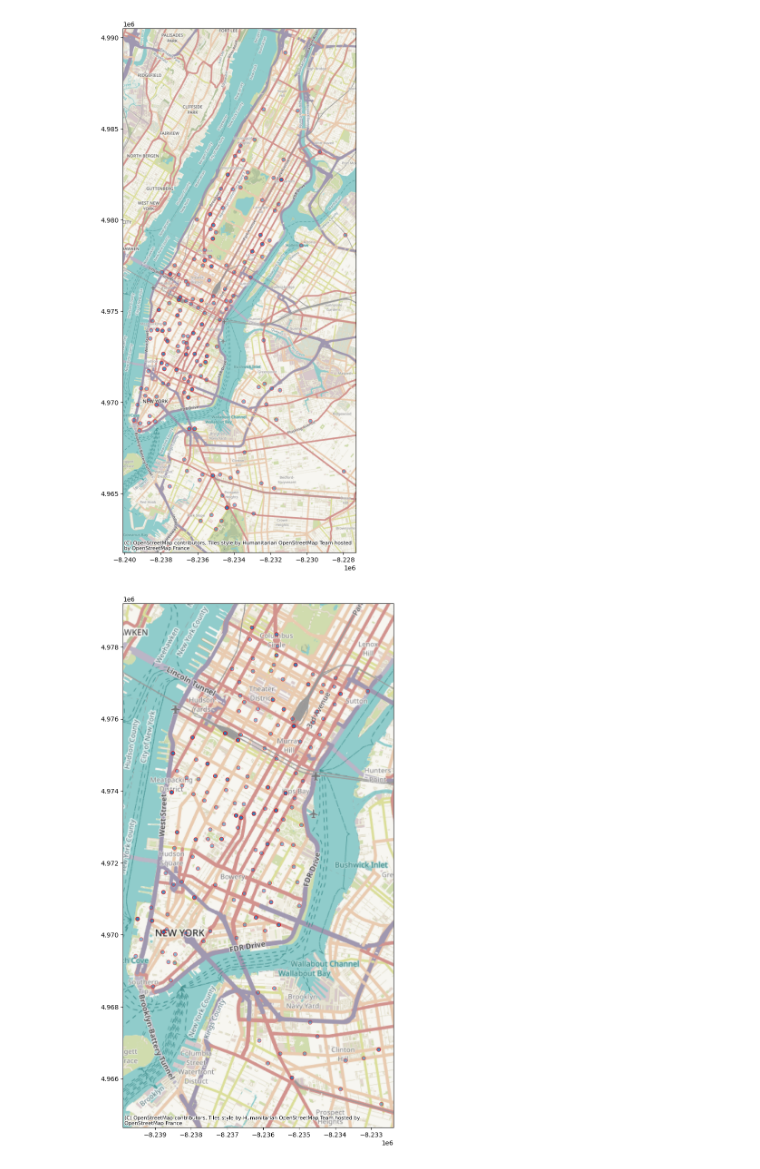
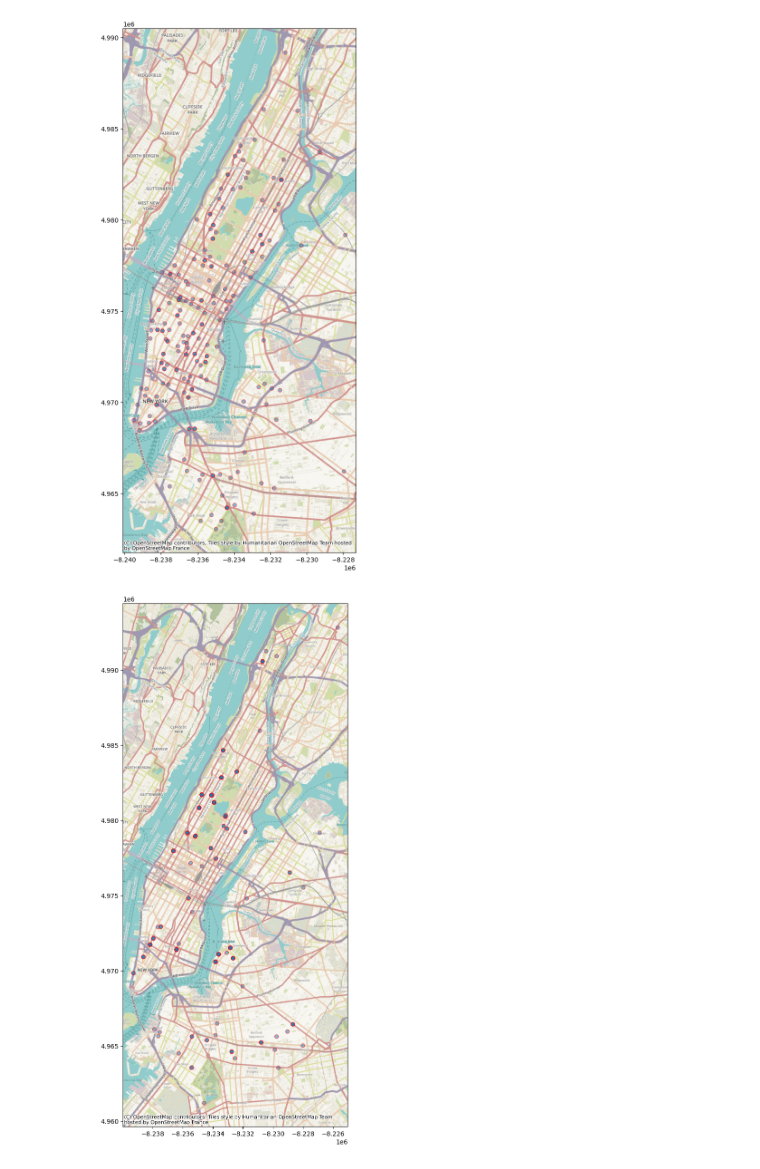
Before and after one commit to SzymonLeszkiewicz/GEO_EDA, a Jupyter notebook: postprocessing/nyc_bike/nyc_bike_hf_loader_postprocessing.ipynb, the cells around one changed output. Saved outputs shown, nothing was run; the diff lists cells and outputs as text; code cells hidden in the pictures.

```diff
--- a/postprocessing/nyc_bike/nyc_bike_hf_loader_postprocessing.ipynb
+++ b/postprocessing/nyc_bike/nyc_bike_hf_loader_postprocessing.ipynb
@@ -87,6 +17,0 @@ memory usage: 3.1+ MB
-# %%
-neigh_wm = gdf_2013.iloc[:1000].to_crs(epsg=3857)  # Change crs to web mercator
-ax = neigh_wm.plot(figsize=(20, 15), alpha=0.5, edgecolor="r")
-contextily.add_basemap(ax, zoom=13)
-
-plt.show()
@@ -201,13 +124,12 @@ for file in tqdm(
     if save_files_gdf:
         gdf.to_parquet(os.path.join(data_dir, f"nyc_bike_gdf_{file[-12:]}"))
 # %%
-neigh_wm = gdf_2013.iloc[:100].to_crs(epsg=3857)  # Change crs to web mercator
+neigh_wm = gdf.iloc[:100].to_crs(epsg=3857)  # Change crs to web mercator
 ax = neigh_wm.plot(figsize=(20, 15), alpha=0.5, edgecolor="r")
 contextily.add_basemap(ax, zoom=13)
-
 plt.show()
 # %% [output]
-[figure, old version]
+[figure, new version]
 # %%
 # remote version
 """
```
Also changed, not shown: parts of 9 cells of this notebook.
